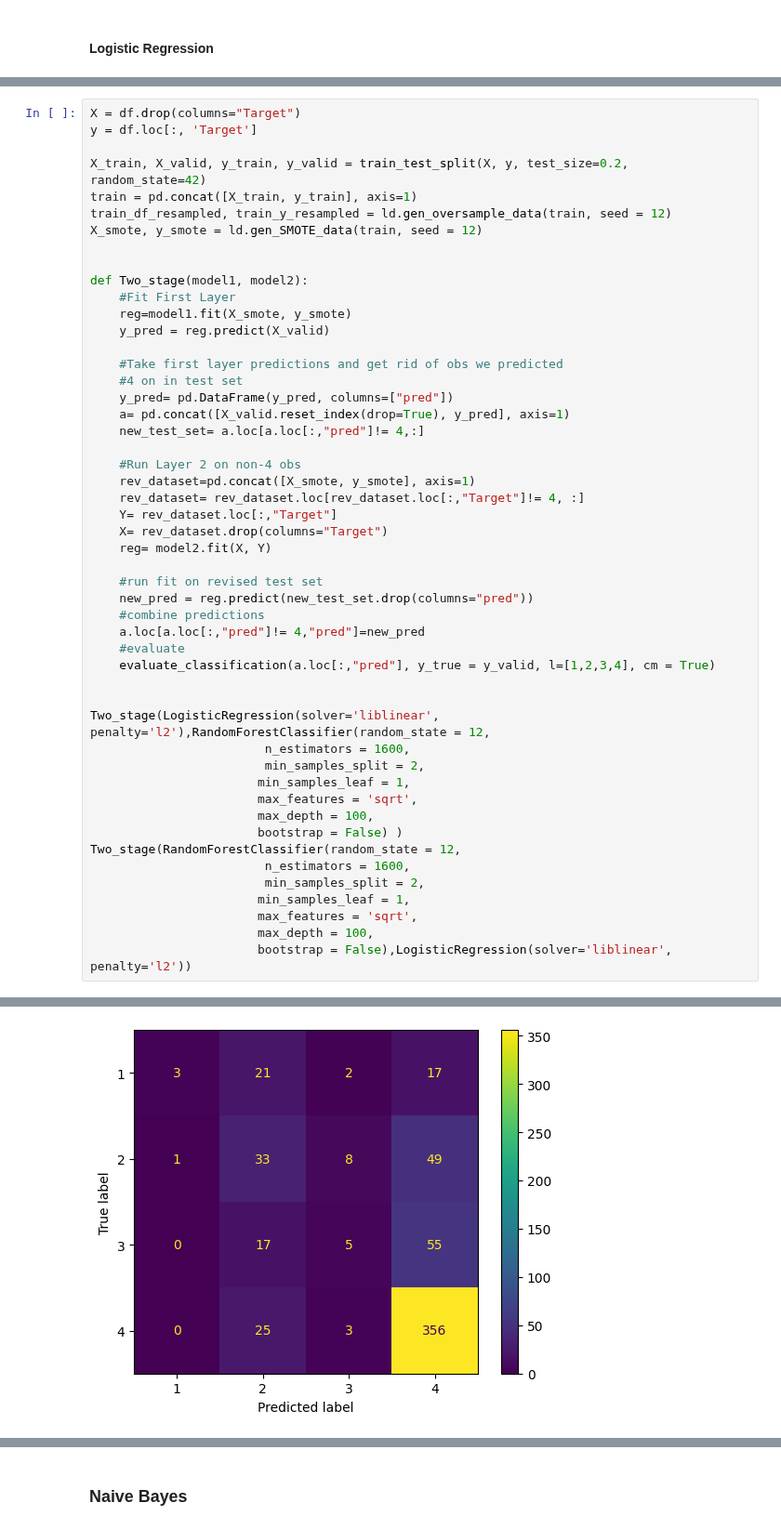
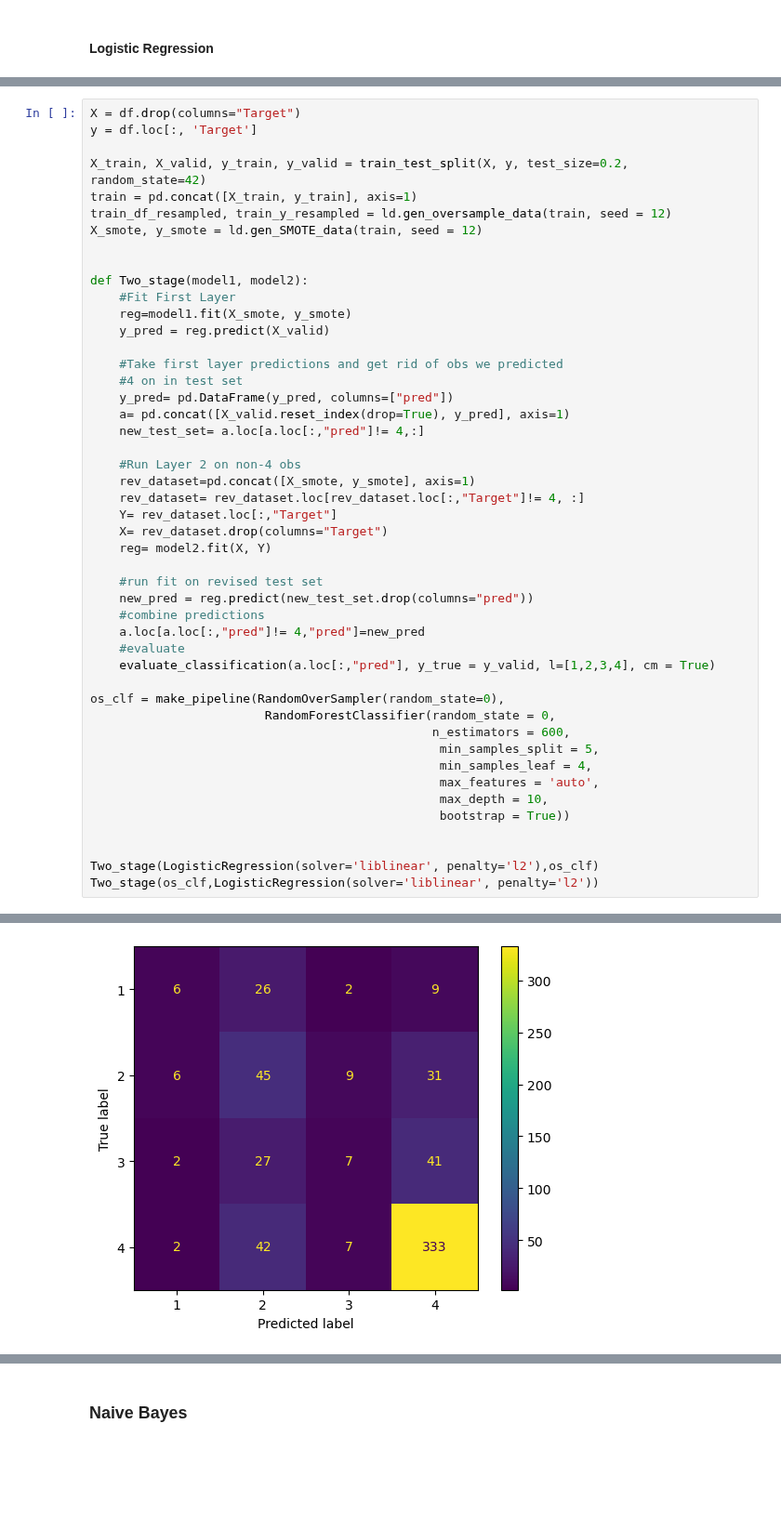
Before and after one commit to andrewjtdunn/Costa-Rican-Household-Poverty-Level-Prediction, a Jupyter notebook: ml_model_testing/Final_Models.ipynb, the cells around one changed output, grey strips where cells are left out. Shown at 93% size. Saved outputs shown, nothing was run; the diff lists cells and outputs as text; blank space fills up the shorter version.

```diff
--- a/ml_model_testing/Final_Models.ipynb
+++ b/ml_model_testing/Final_Models.ipynb
@@ -410,21 +252,18 @@ def Two_stage(model1, model2):
     #evaluate
     evaluate_classification(a.loc[:,"pred"], y_true = y_valid, l=[1,2,3,4], cm = True)
 
+os_clf = make_pipeline(RandomOverSampler(random_state=0),
+                        RandomForestClassifier(random_state = 0,
+                                               n_estimators = 600,
+                                                min_samples_split = 5,
+                                                min_samples_leaf = 4,
+                                                max_features = 'auto',
+                                                max_depth = 10,
+                                                bootstrap = True))
 
-Two_stage(LogisticRegression(solver='liblinear', penalty='l2'),RandomForestClassifier(random_state = 12,
-                        n_estimators = 1600,
-                        min_samples_split = 2,
-                       min_samples_leaf = 1,
-                       max_features = 'sqrt',
-                       max_depth = 100,
-                       bootstrap = False) )
-Two_stage(RandomForestClassifier(random_state = 12,
-                        n_estimators = 1600,
-                        min_samples_split = 2,
-                       min_samples_leaf = 1,
-                       max_features = 'sqrt',
-                       max_depth = 100,
-                       bootstrap = False),LogisticRegression(solver='liblinear', penalty='l2'))
+
+Two_stage(LogisticRegression(solver='liblinear', penalty='l2'),os_clf)
+Two_stage(os_clf,LogisticRegression(solver='liblinear', penalty='l2'))
 # %% [output]
 Accuracy: 0.61
 Weighted F1 Score: 0.62
@@ -446,2 +285,2 @@ Recall: Class 1: 0.07 Class 2: 0.36  Class 3: 0.06
-[figure, old version]
+[figure, new version]
 # %% [markdown]
```
Also changed, not shown: parts of 26 cells of this notebook.
